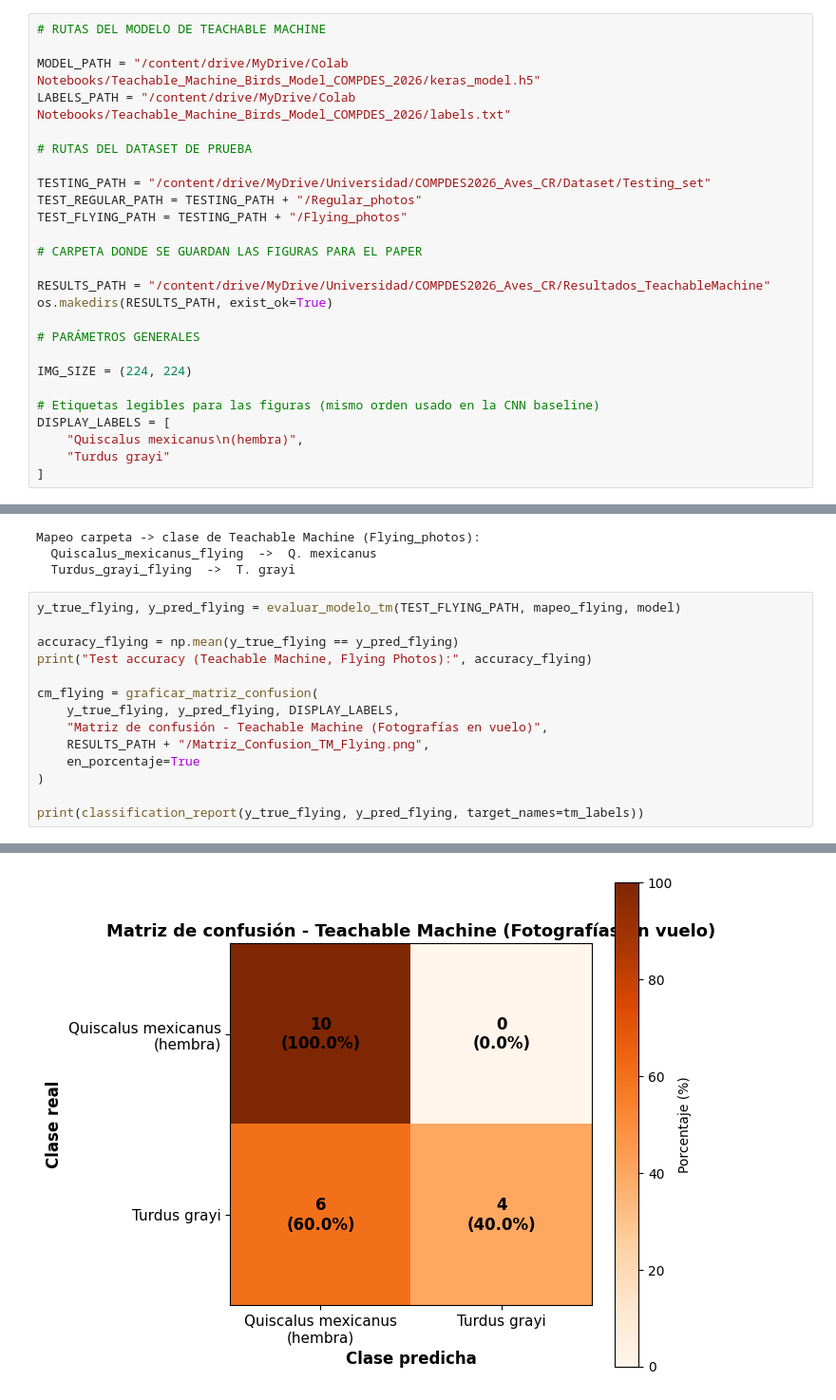
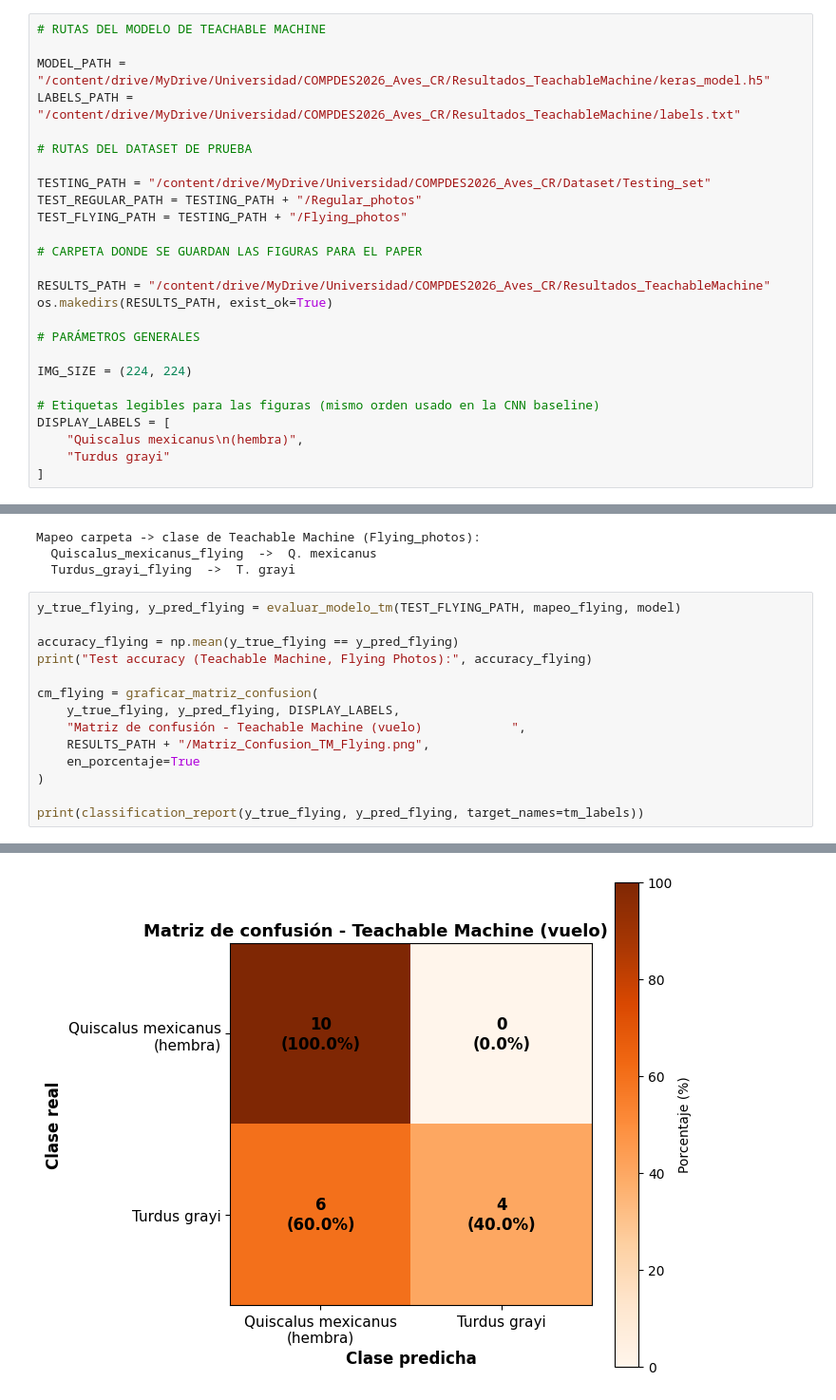
Before and after one commit to MarioRojasV/CNN_Models_Comparison_Bird_Classification, a Jupyter notebook: src/teachable_machine_model/Teachable_Machine_Birds_COMPDES_2026_Testing.ipynb, the cells around one changed output, grey strips where cells are left out. Shown at 95% size. Saved outputs shown, nothing was run; the diff lists cells and outputs as text.

Commit message:
Testing notebook with more specific details

```diff
--- a/src/teachable_machine_model/Teachable_Machine_Birds_COMPDES_2026_Testing.ipynb
+++ b/src/teachable_machine_model/Teachable_Machine_Birds_COMPDES_2026_Testing.ipynb
@@ -19,8 +19,8 @@ Drive already mounted at /content/drive; to attempt to forcibly remount, call dr
 # %%
 # RUTAS DEL MODELO DE TEACHABLE MACHINE
 
-MODEL_PATH = "/content/drive/MyDrive/Colab Notebooks/Teachable_Machine_Birds_Model_COMPDES_2026/keras_model.h5"
-LABELS_PATH = "/content/drive/MyDrive/Colab Notebooks/Teachable_Machine_Birds_Model_COMPDES_2026/labels.txt"
+MODEL_PATH = "/content/drive/MyDrive/Universidad/COMPDES2026_Aves_CR/Resultados_TeachableMachine/keras_model.h5"
+LABELS_PATH = "/content/drive/MyDrive/Universidad/COMPDES2026_Aves_CR/Resultados_TeachableMachine/labels.txt"
 
 # RUTAS DEL DATASET DE PRUEBA
 
@@ -192,20 +192,20 @@ Mapeo carpeta -> clase de Teachable Machine (Flying_photos):
 # %%
 y_true_flying, y_pred_flying = evaluar_modelo_tm(TEST_FLYING_PATH, mapeo_flying, model)
 
 accuracy_flying = np.mean(y_true_flying == y_pred_flying)
 print("Test accuracy (Teachable Machine, Flying Photos):", accuracy_flying)
 
 cm_flying = graficar_matriz_confusion(
     y_true_flying, y_pred_flying, DISPLAY_LABELS,
-    "Matriz de confusión - Teachable Machine (Fotografías en vuelo)",
+    "Matriz de confusión - Teachable Machine (vuelo)            ",
     RESULTS_PATH + "/Matriz_Confusion_TM_Flying.png",
     en_porcentaje=True
 )
 
 print(classification_report(y_true_flying, y_pred_flying, target_names=tm_labels))
 # %% [output]
 Test accuracy (Teachable Machine, Flying Photos): 0.7
-[figure, old version]
+[figure, new version]
               precision    recall  f1-score   support
 
 Q. mexicanus       0.62      1.00      0.77        10
```
Also changed, not shown: parts of 4 cells of this notebook.
